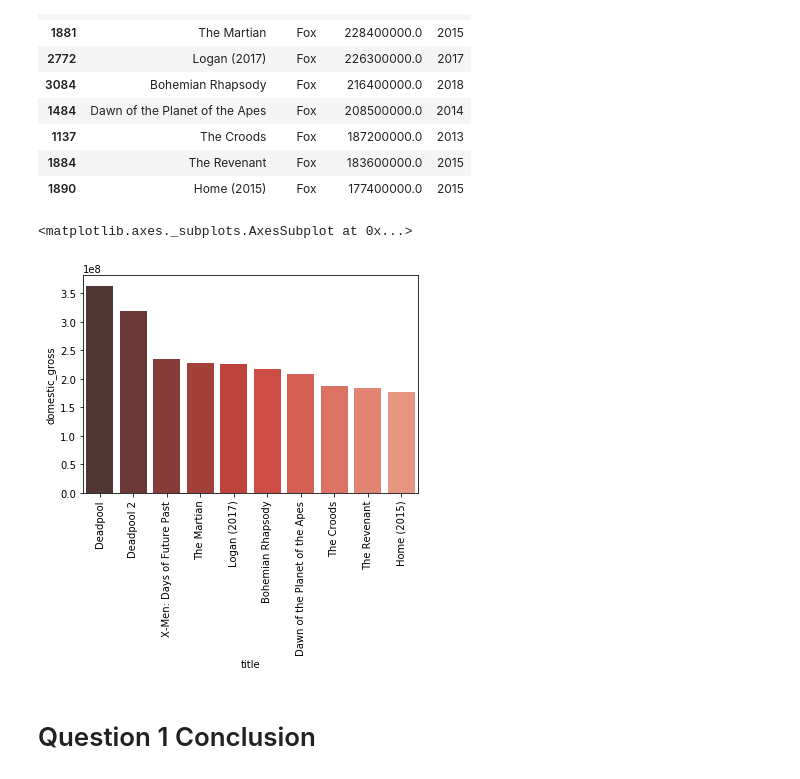
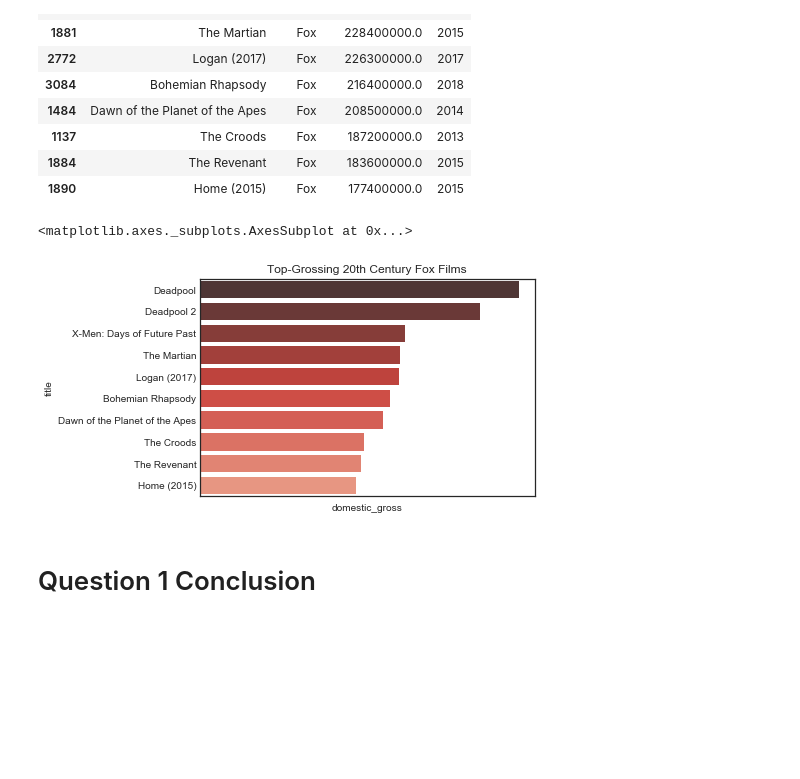
Before and after one commit to tiaplagata/dsc-phase-1-project-online, a Jupyter notebook: student.ipynb, the cells around one changed output. Drawn from its saved outputs; the diff is of its cells as text; code cells hidden in the pictures; blank space fills up the shorter version.

```diff
--- a/student.ipynb
+++ b/student.ipynb
@@ -431,16 +435,17 @@ top_Fox.head(10)
 | 1890 | Home (2015) | Fox | 177400000.0 | 2015 |
 # %%
 Fox_plot = sns.barplot(data=top_Fox.head(10),
-                      x='title',
-                      y='domestic_gross',
+                      x='domestic_gross',
+                      y='title',
                      palette='Reds_d')
 
 Fox_plot.set_xticklabels(labels= Fox_plot.get_xticklabels(),
                         rotation = 90)
+Fox_plot.set_title('Top-Grossing 20th Century Fox Films')
 Fox_plot
 # %% [output]
 <matplotlib.axes._subplots.AxesSubplot at 0x...>
-[figure, old version]
+[figure, new version]
 # %% [markdown]
 # Question 1 Conclusion #
 # %% [markdown]
```
Also changed, not shown: parts of 34 cells of this notebook, 8 other files.
